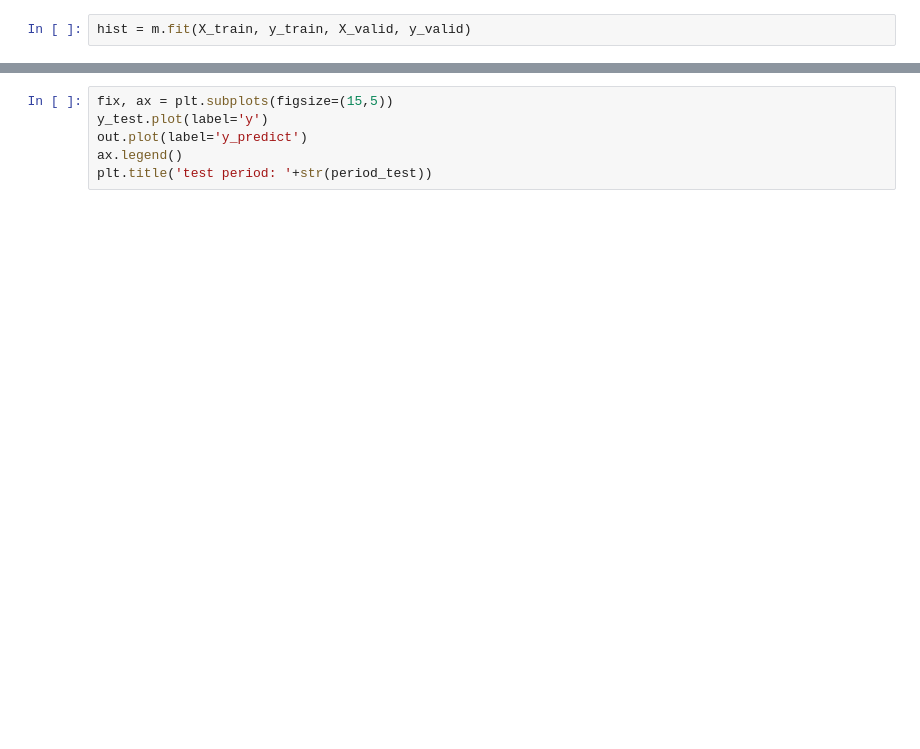
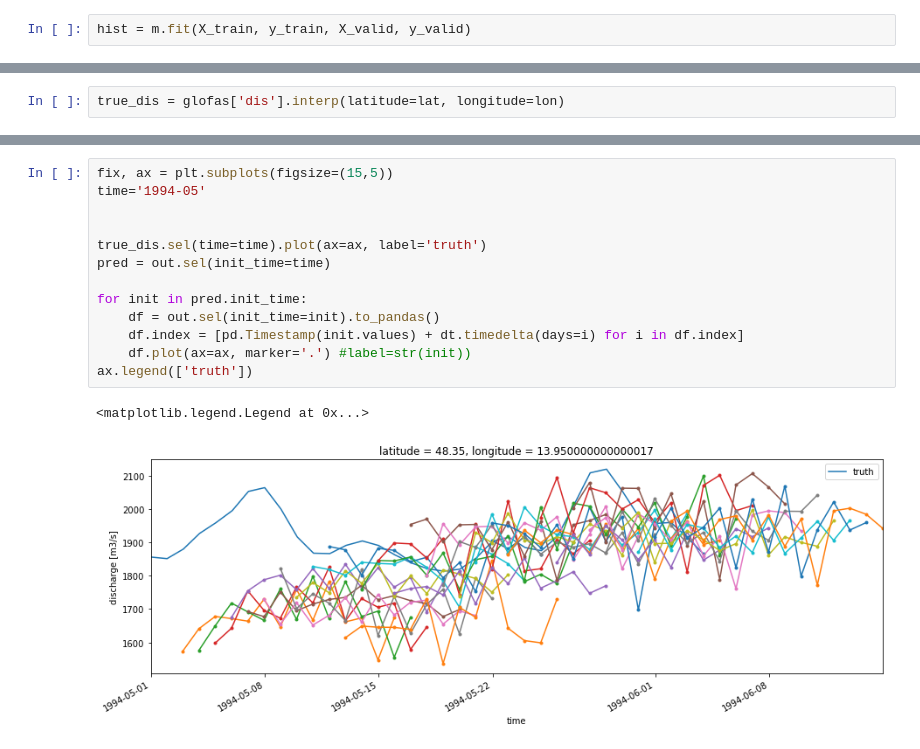
Before and after one commit to ECMWFCode4Earth/ml_flood, a Jupyter notebook: notebooks/3_model_tests/time-delay-neural-net.ipynb, the cells around one changed output, grey strips where cells are left out. Cells and saved outputs as stored; diff of their text form; blank space fills up the shorter version.

```diff
--- a/notebooks/3_model_tests/time-delay-neural-net.ipynb
+++ b/notebooks/3_model_tests/time-delay-neural-net.ipynb
@@ -512 +507,3 @@ Coordinates:
+# %%
+true_dis = glofas['dis'].interp(latitude=lat, longitude=lon)
 # %%
@@ -521,6 +519,16 @@ TypeError: Plotting requires coordinates to be numeric or dates of type np.datet
-# %%
-fix, ax = plt.subplots(figsize=(15,5))
-y_test.plot(label='y')
-out.plot(label='y_predict')
-ax.legend()
-plt.title('test period: '+str(period_test))
+# %%
+fix, ax = plt.subplots(figsize=(15,5))
+time='1994-05'
+
+
+true_dis.sel(time=time).plot(ax=ax, label='truth')
+pred = out.sel(init_time=time)
+
+for init in pred.init_time:
+    df = out.sel(init_time=init).to_pandas()
+    df.index = [pd.Timestamp(init.values) + dt.timedelta(days=i) for i in df.index]
+    df.plot(ax=ax, marker='.') #label=str(init))
+ax.legend(['truth'])
+# %% [output]
+<matplotlib.legend.Legend at 0x...>
+[figure, added]
```
Also changed, not shown: parts of 16 cells of this notebook, 2 other files.
